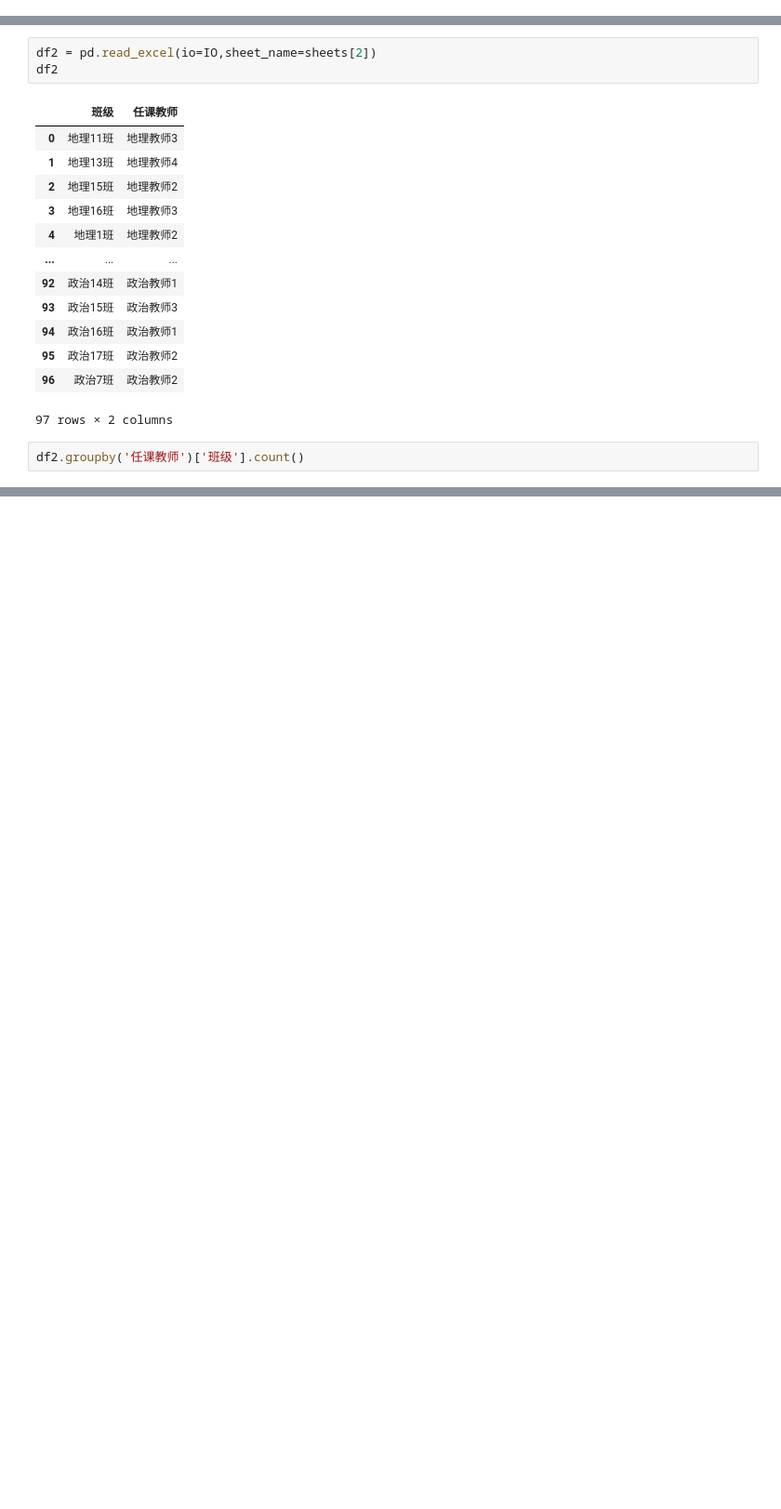
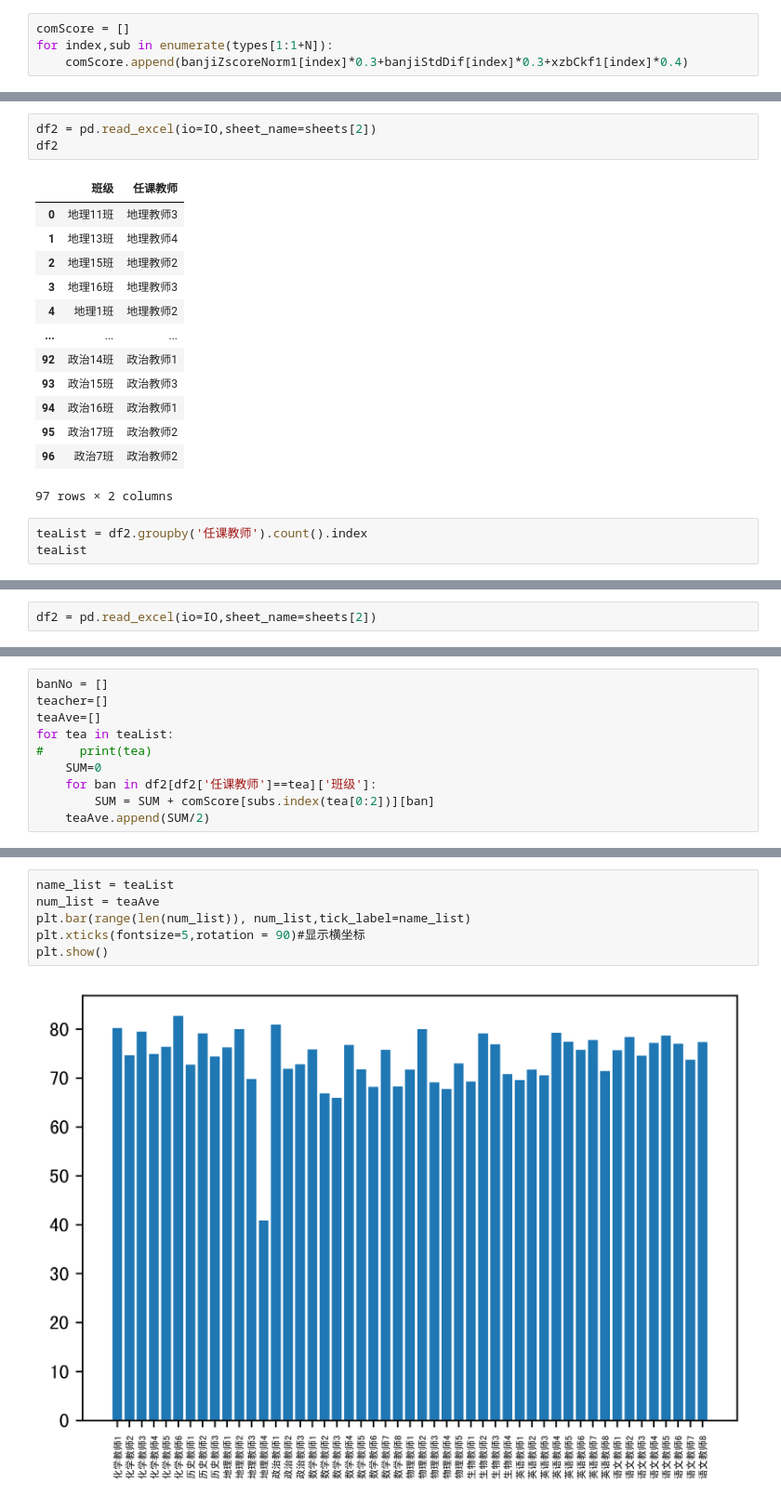
Before and after one commit to HansKing98/Data-Analysis, a Jupyter notebook: l1 成绩分析/高考3+3模式成绩分析.ipynb, the cells around one changed output, grey strips where cells are left out. Shown at 93% size. Cells and saved outputs as stored; diff of their text form; blank space fills up the shorter version.

```diff
--- a/l1 成绩分析/高考3+3模式成绩分析.ipynb
+++ b/l1 成绩分析/高考3+3模式成绩分析.ipynb
@@ -427,0 +489,4 @@ pltBar([xzbCkf0, xzbCkf1],times, title='行政班参考分')
+# %%
+comScore = []
+for index,sub in enumerate(types[1:1+N]):
+    comScore.append(banjiZscoreNorm1[index]*0.3+banjiStdDif[index]*0.3+xzbCkf1[index]*0.4)
@@ -443,5 +528,6 @@ df2
 | 96 | 政治7班 | 政治教师2 |
 97 rows × 2 columns
 # %%
-df2.groupby('任课教师')['班级'].count()
+teaList = df2.groupby('任课教师').count().index
+teaList
 # %% [output]
@@ -479,0 +544,2 @@ Name: 班级, dtype: int64
+# %%
+df2 = pd.read_excel(io=IO,sheet_name=sheets[2])
@@ -479,0 +568,10 @@ Name: 班级, dtype: int64
+# %%
+banNo = []
+teacher=[]
+teaAve=[]
+for tea in teaList:
+#     print(tea)
+    SUM=0
+    for ban in df2[df2['任课教师']==tea]['班级']:
+        SUM = SUM + comScore[subs.index(tea[0:2])][ban]
+    teaAve.append(SUM/2)
@@ -479,0 +603,8 @@ Name: 班级, dtype: int64
+# %%
+name_list = teaList
+num_list = teaAve
+plt.bar(range(len(num_list)), num_list,tick_label=name_list)
+plt.xticks(fontsize=5,rotation = 90)#显示横坐标
+plt.show()
+# %% [output]
+[figure, added]
```
Also changed, not shown: parts of 14 cells of this notebook.
